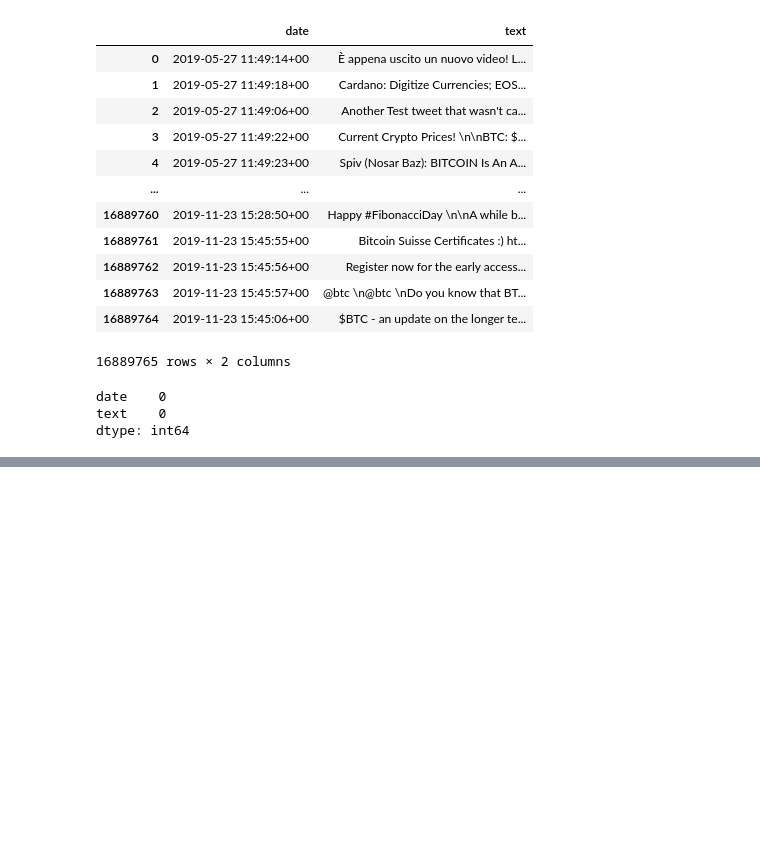
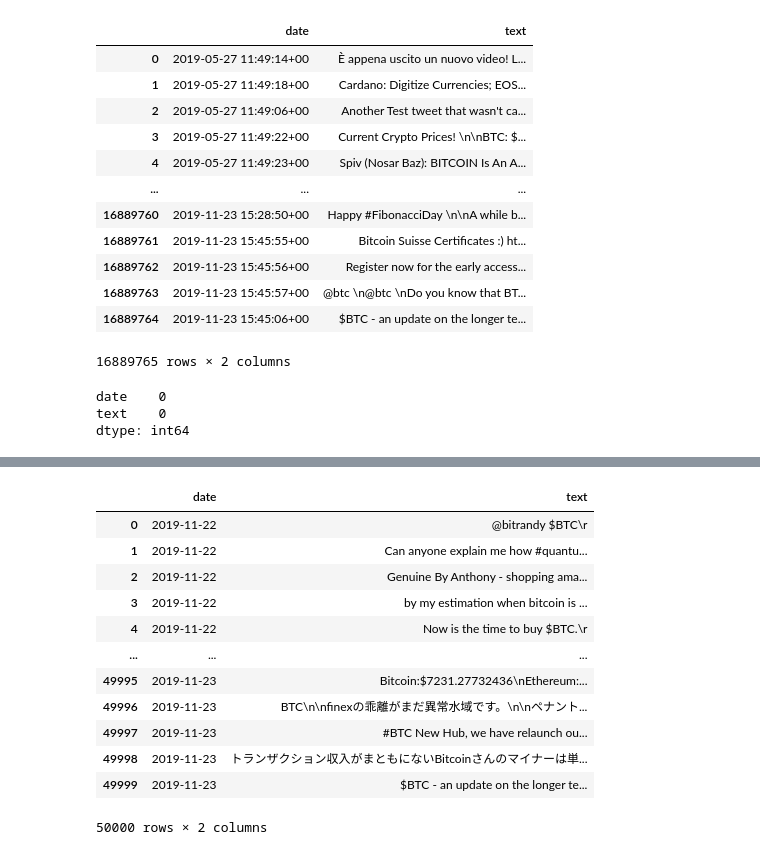
Before and after one commit to JCamposx/bitcoin-price-prediction, a Jupyter notebook: tweets_preproc.ipynb, the cells around one changed output, grey strips where cells are left out. Saved outputs shown, nothing was run; the diff lists cells and outputs as text; code cells hidden in the pictures; blank space fills up the shorter version.

```diff
--- a/tweets_preproc.ipynb
+++ b/tweets_preproc.ipynb
@@ -44,3 +43,8 @@ data.isna().sum()
 date    0
 text    0
 dtype: int64
+# %%
+import datetime
+
+data.date = np.array(
+    [datetime.datetime.strptime(d.split(' ')[0], '%Y-%m-%d') for d in data.date])
@@ -47 +69,19 @@ dtype: int64
+# %%
+data = data.loc[16889765 - 50000:]
+data.reset_index(drop=True, inplace=True)
+data
+# %% [output]
+|  | date | text |
+| 0 | 2019-11-22 | @bitrandy $BTC\r |
+| 1 | 2019-11-22 | Can anyone explain me how #quantu... |
+| 2 | 2019-11-22 | Genuine By Anthony - shopping ama... |
+| 3 | 2019-11-22 | by my estimation when bitcoin is ... |
+| 4 | 2019-11-22 | Now is the time to buy $BTC.\r |
+| ... | ... | ... |
+| 49995 | 2019-11-23 | Bitcoin:$7231.27732436\nEthereum:... |
+| 49996 | 2019-11-23 | BTC\n\nfinexの乖離がまだ異常水域です。\n\nペナント... |
+| 49997 | 2019-11-23 | #BTC New Hub, we have relaunch ou... |
+| 49998 | 2019-11-23 | トランザクション収入がまともにないBitcoinさんのマイナーは単... |
+| 49999 | 2019-11-23 | $BTC - an update on the longer te... |
+50000 rows × 2 columns
 # %%
```
Also changed, not shown: parts of 21 cells of this notebook, 4 other files.
